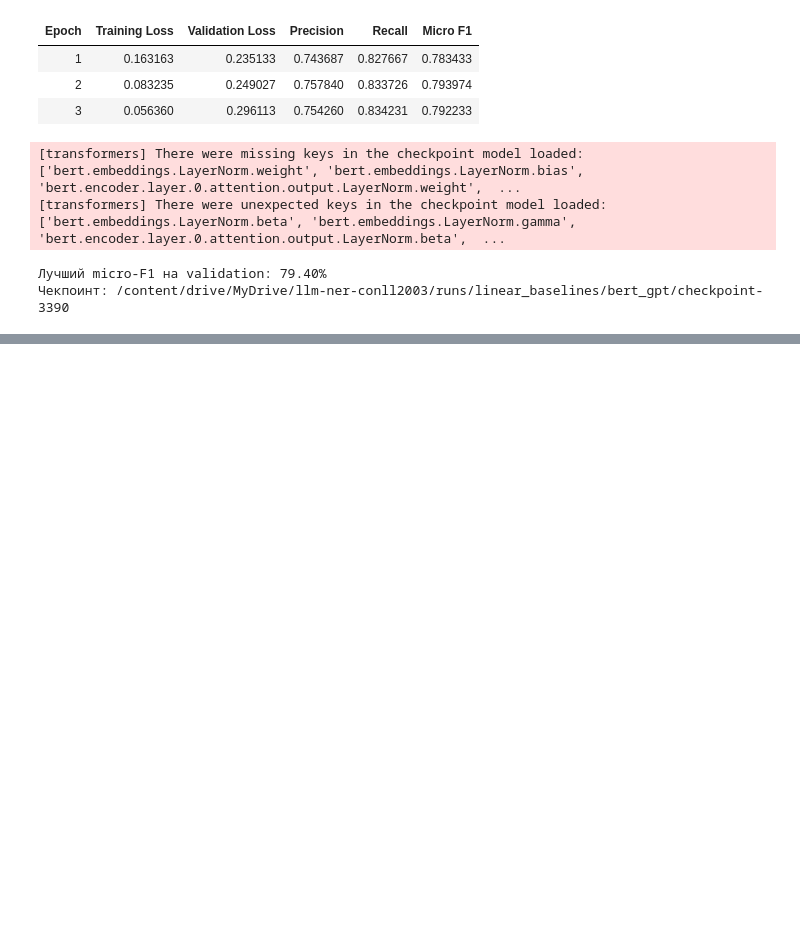
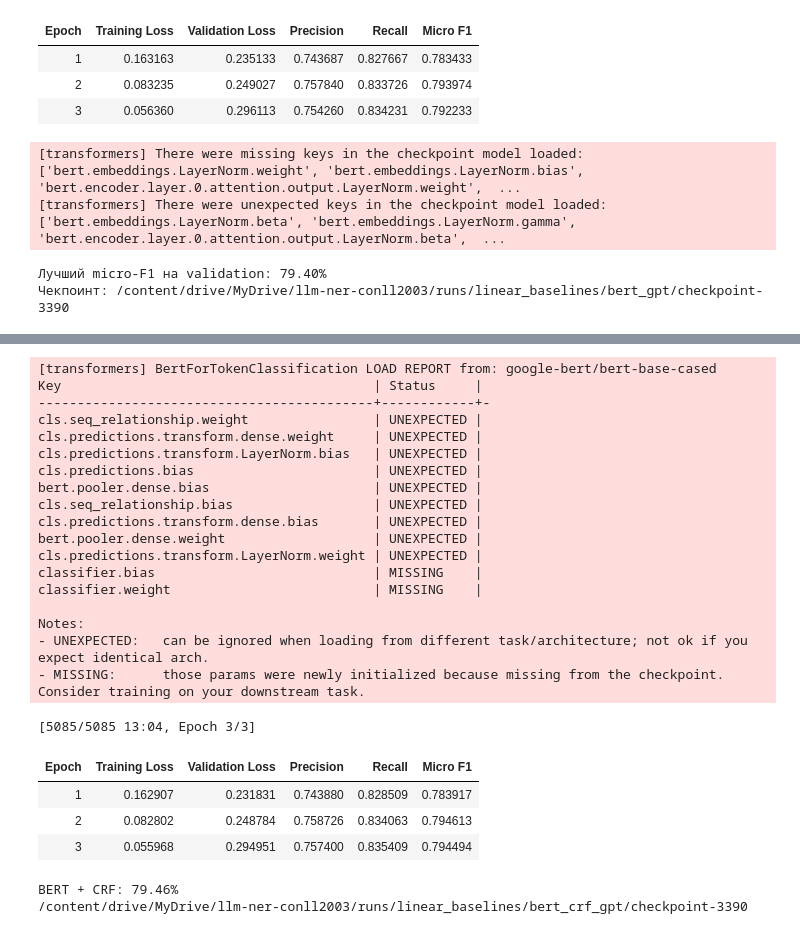
Before and after one commit to Cl1nkk/llm-ner-conll2003, a Jupyter notebook: 2conll.ipynb, the cells around one changed output, grey strips where cells are left out. Saved outputs shown, nothing was run; the diff lists cells and outputs as text; code cells hidden in the pictures; blank space fills up the shorter version.

```diff
--- a/2conll.ipynb
+++ b/2conll.ipynb
@@ -1393,14 +1370,20 @@ from transformers import (
     set_seed
 )
 
-def train_linear_baseline(checkpoint, tokenizer, train_data, eval_data, run_name):
+def train_linear_baseline(
+    checkpoint, tokenizer, train_data, eval_data, run_name, model_class=None
+):
     set_seed(42)
-    model = AutoModelForTokenClassification.from_pretrained(
-        checkpoint,
-        num_labels=len(tag_names),
-        id2label=dict(enumerate(tag_names)),
-        label2id=tag_to_id,
-    )
+
+    if model_class is None:
+        model = AutoModelForTokenClassification.from_pretrained(
+            checkpoint,
+            num_labels=len(tag_names),
+            id2label=dict(enumerate(tag_names)),
+            label2id=tag_to_id,
+        )
+    else:
+        model = model_class(checkpoint)
 
     args = TrainingArguments(
         output_dir=str(runs_dir / "linear_baselines" / run_name),
@@ -1549,0 +2028,40 @@ Notes:
+# %%
+bert_base = "google-bert/bert-base-cased"
+
+bert_crf_f1, bert_crf_checkpoint = train_linear_baseline(
+    bert_base,
+    bert_tokenizer,
+    bert_gpt_train,
+    bert_validation_dataset,
+    "bert_crf_gpt",
+    model_class=CRFForTokenClassification,
+)
+
+print(f"BERT + CRF: {bert_crf_f1:.2%}")
+print(bert_crf_checkpoint)
+# %% [output]
+[transformers] BertForTokenClassification LOAD REPORT from: google-bert/bert-base-cased
+Key                                        | Status     |
+-------------------------------------------+------------+-
+cls.seq_relationship.weight                | UNEXPECTED |
+cls.predictions.transform.dense.weight     | UNEXPECTED |
+cls.predictions.transform.LayerNorm.bias   | UNEXPECTED |
+cls.predictions.bias                       | UNEXPECTED |
+bert.pooler.dense.bias                     | UNEXPECTED |
+cls.seq_relationship.bias                  | UNEXPECTED |
+cls.predictions.transform.dense.bias       | UNEXPECTED |
+bert.pooler.dense.weight                   | UNEXPECTED |
+cls.predictions.transform.LayerNorm.weight | UNEXPECTED |
+classifier.bias                            | MISSING    |
+classifier.weight                          | MISSING    |
+
+Notes:
+- UNEXPECTED:   can be ignored when loading from different task/architecture; not ok if you expect identical arch.
+- MISSING:      those params were newly initialized because missing from the checkpoint. Consider training on your downstream task.
+[5085/5085 13:04, Epoch 3/3]
+| Epoch | Training Loss | Validation Loss | Precision | Recall | Micro F1 |
+| 1 | 0.162907 | 0.231831 | 0.743880 | 0.828509 | 0.783917 |
+| 2 | 0.082802 | 0.248784 | 0.758726 | 0.834063 | 0.794613 |
+| 3 | 0.055968 | 0.294951 | 0.757400 | 0.835409 | 0.794494 |
+BERT + CRF: 79.46%
+/content/drive/MyDrive/llm-ner-conll2003/runs/linear_baselines/bert_crf_gpt/checkpoint-3390
```
Also changed, not shown: parts of 45 cells of this notebook.
